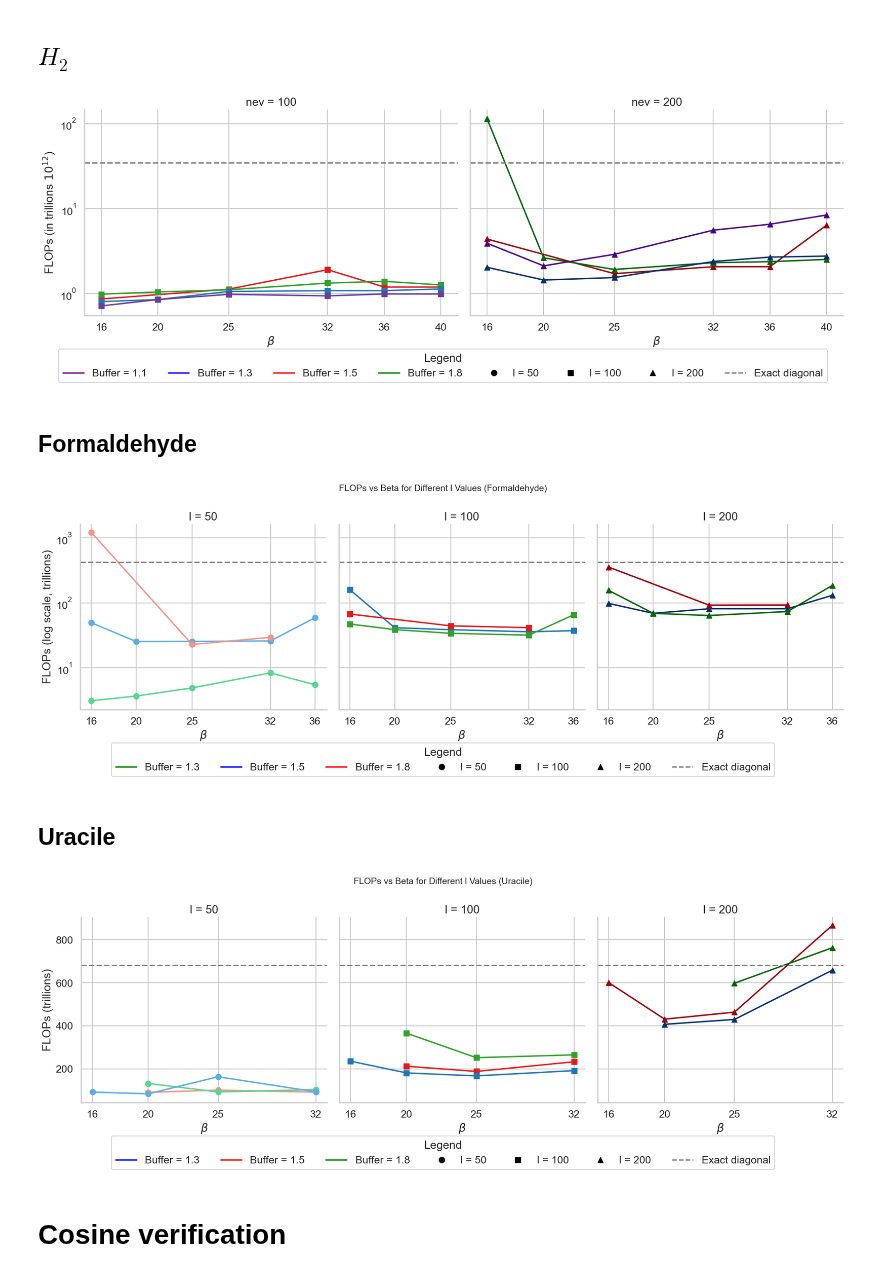
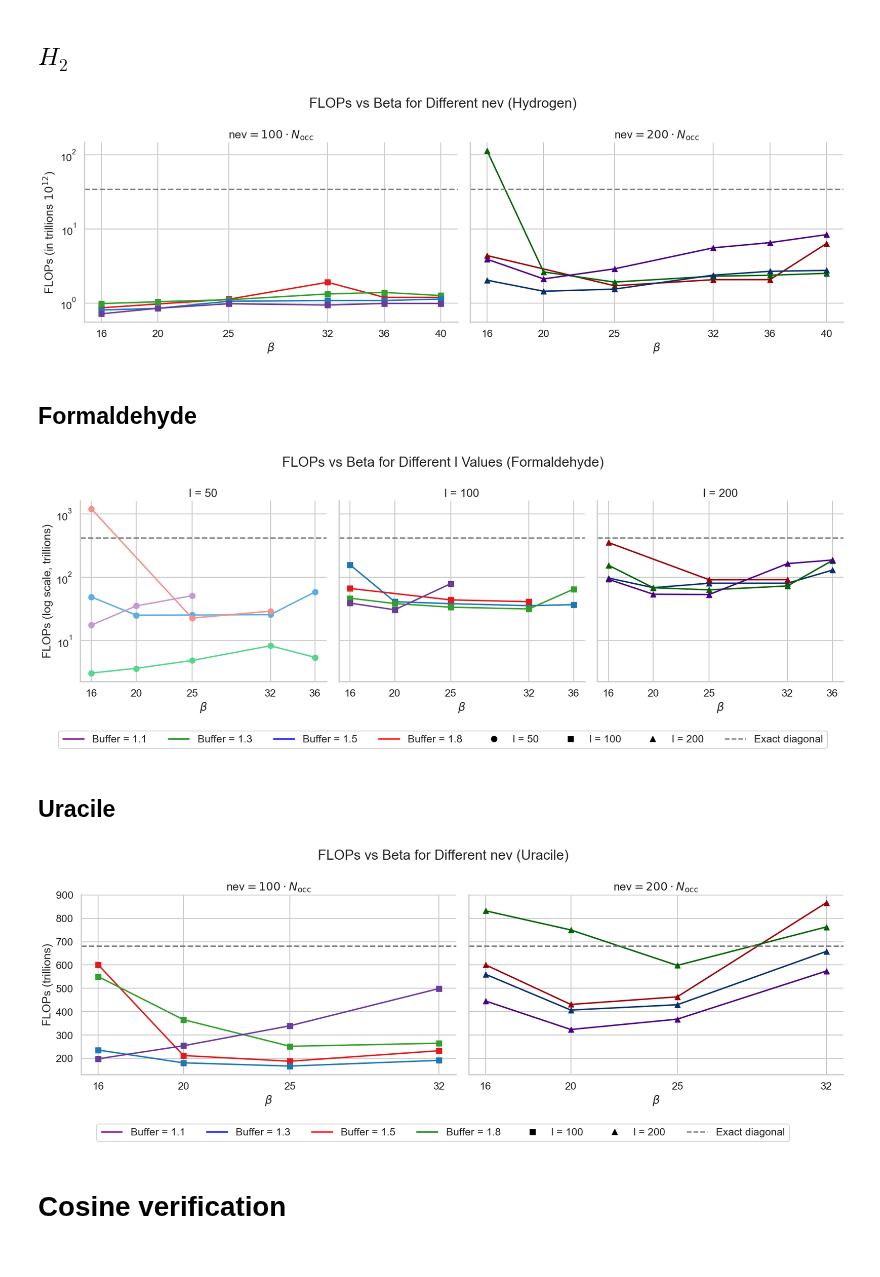
Before and after one commit to framere/Final_codes_MA, a Jupyter notebook: Results_plots/FLOPs_vs_beta.ipynb, the cells around one changed output. Drawn from its saved outputs; the diff is of its cells as text; code cells hidden in the pictures.

```diff
--- a/Results_plots/FLOPs_vs_beta.ipynb
+++ b/Results_plots/FLOPs_vs_beta.ipynb
@@ -62,7 +62,7 @@ axes[0].plot(beta, l100_buff1_5 / 1e12, marker='s', color=colors_red[1])
 axes[0].plot(beta_2, l100_buff1_8 / 1e12, marker='s', color=colors_green[1])
 axes[0].plot(beta_2, l100_buff1_3 / 1e12, marker='s', color=colors_blue[1])
 axes[0].plot(beta_2, l_100_buff1_1 / 1e12, marker='s', color=colors_violet[1])
-axes[0].set_title("nev = 100")
+axes[0].set_title(r"nev$ = 100 \cdot N_\text{occ}$")
 axes[0].set_yscale('log')
 axes[0].set_xlabel(r"$\beta$")
 axes[0].set_ylabel(r"FLOPs (in trillions $10^{12}$)")
@@ -71,37 +71,37 @@ axes[0].axhline(y=Exact_diago / 1e12, color='gray', linestyle='--', label='Exact
 axes[0].grid(True)
 
 # --- Plot for l = 200 ---
 axes[1].plot(beta, l200_buff1_5 / 1e12, marker='^', color=colors_red[2])
 axes[1].plot(beta_2, l200_buff1_8 / 1e12, marker='^', color=colors_green[2])
 axes[1].plot(beta_2, l200_buff1_3 / 1e12, marker='^', color=colors_blue[2])
 axes[1].plot(beta_2, l_200_buff1_1 / 1e12, marker='^', color=colors_violet[2])
-axes[1].set_title("nev = 200")
+axes[1].set_title(r"nev$ = 200 \cdot N_\text{occ}$")
 axes[1].set_yscale('log')
 axes[1].set_xlabel(r"$\beta$")
 axes[1].set_xticks([16, 20, 25, 32, 36, 40])
 axes[1].axhline(y=Exact_diago / 1e12, color='gray', linestyle='--', label='Exact diagonal')
 axes[1].grid(True)
 
 # --- Shared Legend ---
 legend_elements = [
     Line2D([0], [0], color='purple', lw=2, label='Buffer = 1.1'),
     Line2D([0], [0], color='blue', lw=2, label='Buffer = 1.3'),
     Line2D([0], [0], color='red', lw=2, label='Buffer = 1.5'),
     Line2D([0], [0], color='green', lw=2, label='Buffer = 1.8'),
     Line2D([0], [0], color='black', marker='o', lw=0, label='l = 50'),
     Line2D([0], [0], color='black', marker='s', lw=0, label='l = 100'),
     Line2D([0], [0], color='black', marker='^', lw=0, label='l = 200'),
     Line2D([0], [0], color='gray', lw=2, linestyle='--', label='Exact diagonal')
 ]
 
-fig.legend(handles=legend_elements, loc='lower center', ncol = 8, title="Legend", bbox_to_anchor=(0.5, -0.1))
-# fig.suptitle("", fontsize=14)
+# fig.legend(handles=legend_elements, loc='lower center', ncol = 8, bbox_to_anchor=(0.5, -0.1))
+fig.suptitle("FLOPs vs Beta for Different nev (Hydrogen)")
 plt.tight_layout()
 sns.despine()
 plt.savefig("H2_FLOPS_vs_beta.pdf", bbox_inches='tight')
 plt.show()
 # %% [output]
-[figure, old version]
+[figure, new version]
 # %% [markdown]
 ## Formaldehyde
 # %%
@@ -134,6 +139,7 @@ fig, axes = plt.subplots(1, 3, figsize=(18, 6), sharey=True, sharex=True)
 axes[0].plot(beta, FLOPs_50 / 1e12, marker='o', color=colors_blue[0])
 axes[0].plot(beta, arr_10_13 / 1e12, marker='o', color=colors_green[0])
 axes[0].plot(beta_2, FLOPs_50_18 / 1e12, marker='o', color=colors_red[0])
+axes[0].plot(beta[:-2], FLOPS_50_11 / 1e12, marker='o', color=colors_violet[0])
 axes[0].set_title("l = 50")
 axes[0].set_yscale('log')
 axes[0].set_xlabel(r"$\beta$")
@@ -146,6 +152,7 @@ axes[0].grid(True)
 axes[1].plot(beta, FLOPs_100 / 1e12, marker='s', color=colors_blue[1])
 axes[1].plot(beta, arr_100_13 / 1e12, marker='s', color=colors_green[1])
 axes[1].plot(beta_2, FLOPs_100_18 / 1e12, marker='s', color=colors_red[1])
+axes[1].plot(beta[:-2], FLOPS_100_11 / 1e12, marker='s', color=colors_violet[1])
 axes[1].set_title("l = 100")
 axes[1].set_yscale('log')
 axes[1].set_xlabel(r"$\beta$")
@@ -157,6 +164,7 @@ axes[1].grid(True)
 axes[2].plot(beta, FLOPs_200 / 1e12, marker='^', color=colors_blue[2])
 axes[2].plot(beta, arr_200_13 / 1e12, marker='^', color=colors_green[2])
 axes[2].plot(beta_2, FLOPs_200_18 / 1e12, marker='^', color=colors_red[2])
+axes[2].plot(beta[:], FLOPS_200_11 / 1e12, marker='^', color=colors_violet[2])
 axes[2].set_title("l = 200")
 axes[2].set_yscale('log')
 axes[2].set_xlabel(r"$\beta$")
@@ -166,6 +174,7 @@ axes[2].grid(True)
 
 # --- Shared Legend ---
 legend_elements = [
+    Line2D([0], [0], color='purple', lw=2, label='Buffer = 1.1'),
     Line2D([0], [0], color='green', lw=2, label='Buffer = 1.3'),
     Line2D([0], [0], color='blue', lw=2, label='Buffer = 1.5'),
     Line2D([0], [0], color='red', lw=2, label='Buffer = 1.8'),
@@ -175,13 +184,13 @@ legend_elements = [
     Line2D([0], [0], color='gray', lw=2, linestyle='--', label='Exact diagonal')
 ]
 
-fig.legend(handles=legend_elements, loc='lower center', ncol=7, title="Legend", bbox_to_anchor=(0.5, -0.1))
-fig.suptitle("FLOPs vs Beta for Different l Values (Formaldehyde)", fontsize=14)
+fig.legend(handles=legend_elements, loc='lower center', ncol=8, bbox_to_anchor=(0.5, -0.1))
+fig.suptitle("FLOPs vs Beta for Different l Values (Formaldehyde)")
 sns.despine()
 plt.tight_layout()
 plt.show()
 # %% [output]
-[figure, old version]
+[figure, new version]
 # %% [markdown]
 ## Uracile
 # %%
@@ -207,58 +222,64 @@ l200_13 = np.array([406722494648448, 429414080585500, 658216526271456])
 N_virt = 32416
 exact_diago = 20*(N_virt)**3
 # %%
-fig, axes = plt.subplots(1, 3, figsize=(18, 6), sharey=True, sharex=True)
+fig, axes = plt.subplots(1, 2, figsize=(18, 6), sharey=True, sharex=True)
 
 # --- Plot for l = 50 ---
-axes[0].plot(beta[1:], l50[1:] / 1e12, marker='o', color=colors_red[0])
-axes[0].plot(beta[1:], l50_18 / 1e12, marker='o', color=colors_green[0])
-axes[0].plot(beta, l50_13 / 1e12, marker='o', color=colors_blue[0])
-axes[0].set_title("l = 50")
+# axes[0].plot(beta[1:], l50[1:] / 1e12, marker='o', color=colors_red[0])
+# axes[0].plot(beta[1:], l50_18 / 1e12, marker='o', color=colors_green[0])
+# axes[0].plot(beta, l50_13 / 1e12, marker='o', color=colors_blue[0])
+# axes[0].plot(beta, FLOPS_50_11 / 1e12, marker='o', color=colors_violet[0])
+# axes[0].set_title("l = 50")
+# axes[0].set_xlabel(r"$\beta$")
+# axes[0].set_ylabel("FLOPs (trillions)")
+# axes[0].set_xticks([16, 20, 25, 32])
+# axes[0].axhline(y=exact_diago / 1e12, color='gray', linestyle='--', label='Exact diagonal')
+# axes[0].grid(True)
+
+# --- Plot for l = 100 ---
+axes[0].plot(beta, l100 / 1e12, marker='s', color=colors_red[1])
+axes[0].plot(beta, l100_18 / 1e12, marker='s', color=colors_green[1])
+axes[0].plot(beta, l100_13 / 1e12, marker='s', color=colors_blue[1])
+axes[0].plot(beta, FLOPS_100_11 / 1e12, marker='s', color=colors_violet[1])
+axes[0].set_title(r"nev$ = 100 \cdot N_\text{occ}$")
 axes[0].set_xlabel(r"$\beta$")
 axes[0].set_ylabel("FLOPs (trillions)")
 axes[0].set_xticks([16, 20, 25, 32])
 axes[0].axhline(y=exact_diago / 1e12, color='gray', linestyle='--', label='Exact diagonal')
 axes[0].grid(True)
 
-# --- Plot for l = 100 ---
-axes[1].plot(beta[1:], l100[1:] / 1e12, marker='s', color=colors_red[1])
-axes[1].plot(beta[1:], l100_18 / 1e12, marker='s', color=colors_green[1])
-axes[1].plot(beta, l100_13 / 1e12, marker='s', color=colors_blue[1])
-axes[1].set_title("l = 100")
+# --- Plot for l = 200 ---
+axes[1].plot(beta, l200 / 1e12, marker='^', color=colors_red[2])
+axes[1].plot(beta, l200_18 / 1e12, marker='^', color=colors_green[2])
+axes[1].plot(beta, l200_13 / 1e12, marker='^', color=colors_blue[2])
+axes[1].plot(beta, FLOPS_200_11 / 1e12, marker='^', color=colors_violet[2])
+axes[1].set_title(r"nev$ = 200 \cdot N_\text{occ}$")
 axes[1].set_xlabel(r"$\beta$")
 axes[1].set_xticks([16, 20, 25, 32])
-axes[1].axhline(y=exact_diago / 1e12, color='gray', linestyle='--', label='Exact diagonal')
+axes[1].axhline(y=exact_diago / 1e12, color='gray', linestyle='--')
 axes[1].grid(True)
-
-# --- Plot for l = 200 ---
-axes[2].plot(beta, l200 / 1e12, marker='^', color=colors_red[2])
-axes[2].plot(beta[2:], l200_18[1:] / 1e12, marker='^', color=colors_green[2])
-axes[2].plot(beta3, l200_13 / 1e12, marker='^', color=colors_blue[2])
-axes[2].set_title("l = 200")
-axes[2].set_xlabel(r"$\beta$")
-axes[2].set_xticks([16, 20, 25, 32])
-axes[2].axhline(y=exact_diago / 1e12, color='gray', linestyle='--')
-axes[2].grid(True)
 
 # --- Shared Legend ---
 legend_elements = [
+    Line2D([0], [0], color='purple', lw=2, label='Buffer = 1.1'),
     Line2D([0], [0], color='blue', lw=2, label='Buffer = 1.3'),
     Line2D([0], [0], color='red', lw=2, label='Buffer = 1.5'),
     Line2D([0], [0], color='green', lw=2, label='Buffer = 1.8'),
-    Line2D([0], [0], color='black', marker='o', lw=0, label='l = 50'),
+    # Line2D([0], [0], color='black', marker='o', lw=0, label='l = 50'),
     Line2D([0], [0], color='black', marker='s', lw=0, label='l = 100'),
     Line2D([0], [0], color='black', marker='^', lw=0, label='l = 200'),
     Line2D([0], [0], color='gray', lw=2, linestyle='--', label='Exact diagonal')
 ]
 
-fig.legend(handles=legend_elements, loc='lower center', ncol=7, title="Legend", bbox_to_anchor=(0.5, -0.1))
+fig.legend(handles=legend_elements, loc='lower center', ncol=7, bbox_to_anchor=(0.5, -0.1))
 # plt.legend()
-fig.suptitle("FLOPs vs Beta for Different l Values (Uracile)", fontsize=14)
+fig.suptitle("FLOPs vs Beta for Different nev (Uracile)")
 sns.despine()
 plt.tight_layout()
+plt.savefig("Uracile_FLOPS_vs_beta.pdf", bbox_inches='tight')
 plt.show()
 # %% [output]
-[figure, old version]
+[figure, new version]
 # %% [markdown]
 # Cosine verification
 # %% [markdown]
```
Also changed, not shown: parts of 2 cells of this notebook, 3 other files.
